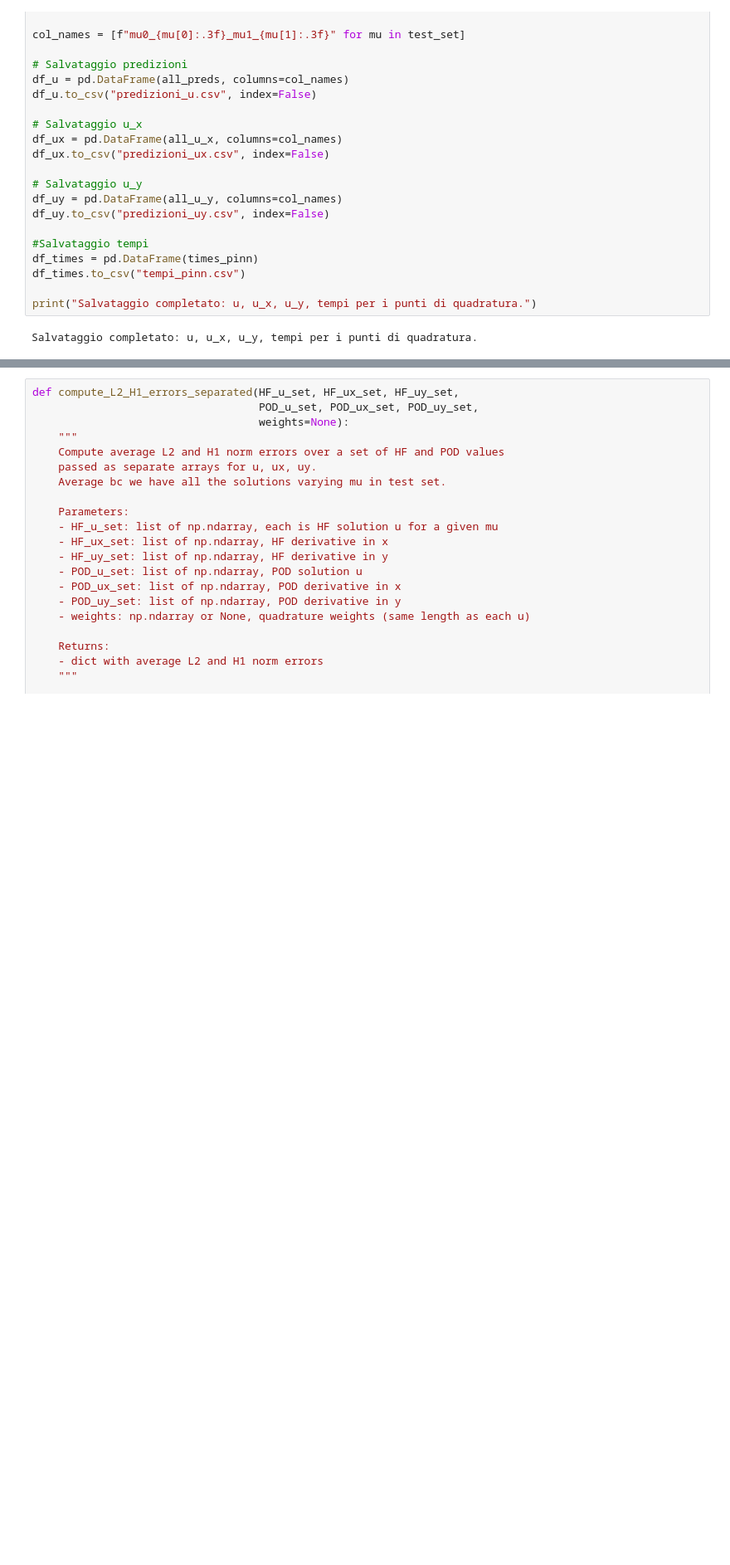
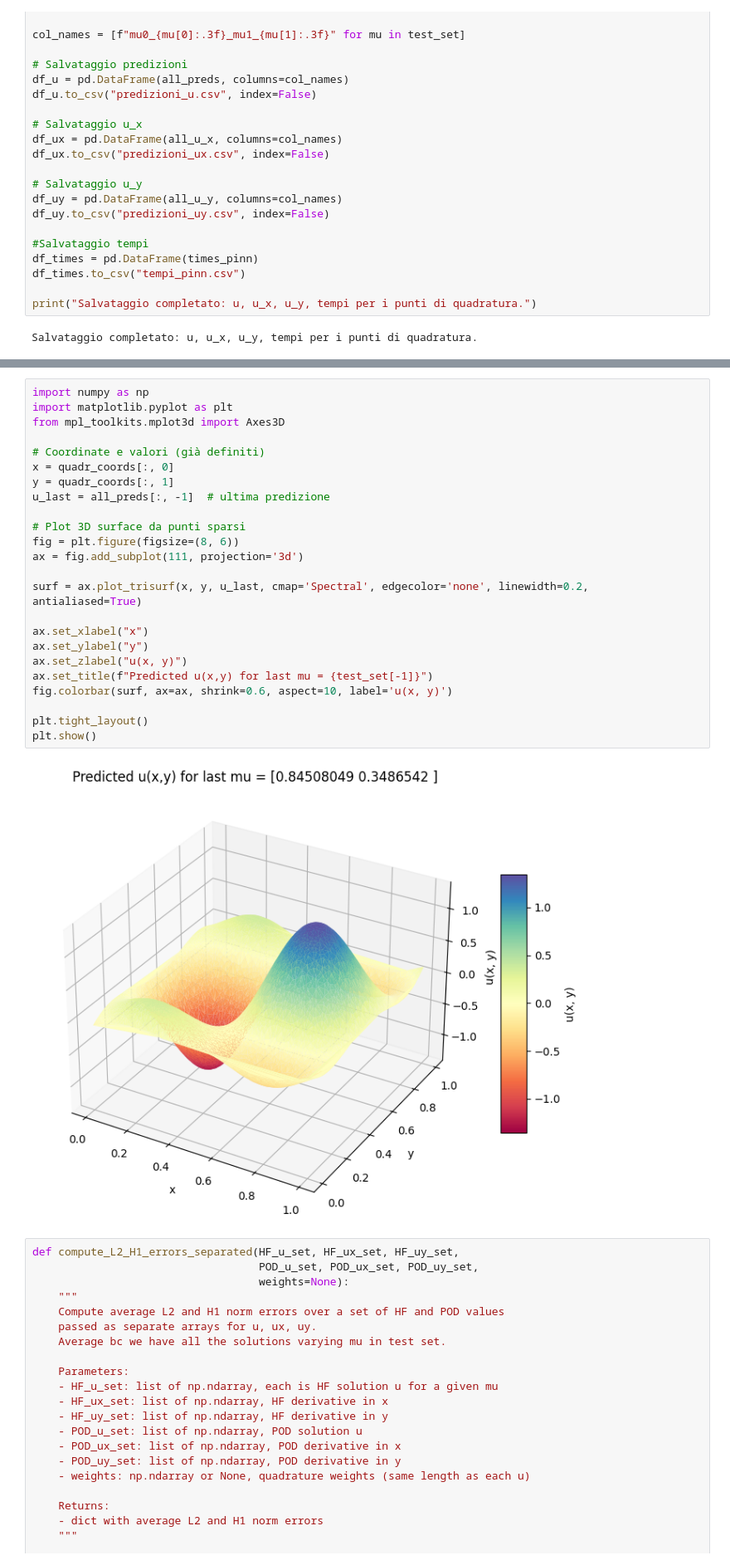
Before and after one commit to aurona23/progetto-MOR, a Jupyter notebook: pinn_es1/pinn_project_1.ipynb, the cells around one changed output, grey strips where cells are left out. Shown at 83% size. Drawn from its saved outputs; the diff is of its cells as text; blank space fills up the shorter version.

```diff
--- a/pinn_es1/pinn_project_1.ipynb
+++ b/pinn_es1/pinn_project_1.ipynb
@@ -1009,3 +1036,29 @@ Salvataggio completato: u, u_x, u_y, tempi per i punti di quadratura.
+# %%
+import numpy as np
+import matplotlib.pyplot as plt
+from mpl_toolkits.mplot3d import Axes3D
+
+# Coordinate e valori (già definiti)
+x = quadr_coords[:, 0]
+y = quadr_coords[:, 1]
+u_last = all_preds[:, -1]  # ultima predizione
+
+# Plot 3D surface da punti sparsi
+fig = plt.figure(figsize=(8, 6))
+ax = fig.add_subplot(111, projection='3d')
+
+surf = ax.plot_trisurf(x, y, u_last, cmap='Spectral', edgecolor='none', linewidth=0.2, antialiased=True)
+
+ax.set_xlabel("x")
+ax.set_ylabel("y")
+ax.set_zlabel("u(x, y)")
+ax.set_title(f"Predicted u(x,y) for last mu = {test_set[-1]}")
+fig.colorbar(surf, ax=ax, shrink=0.6, aspect=10, label='u(x, y)')
+
+plt.tight_layout()
+plt.show()
+# %% [output]
+[figure, added]
 # %%
 def compute_L2_H1_errors_separated(HF_u_set, HF_ux_set, HF_uy_set,
                                    POD_u_set, POD_ux_set, POD_uy_set,
```
Also changed, not shown: parts of 6 cells of this notebook, 9 other files.
